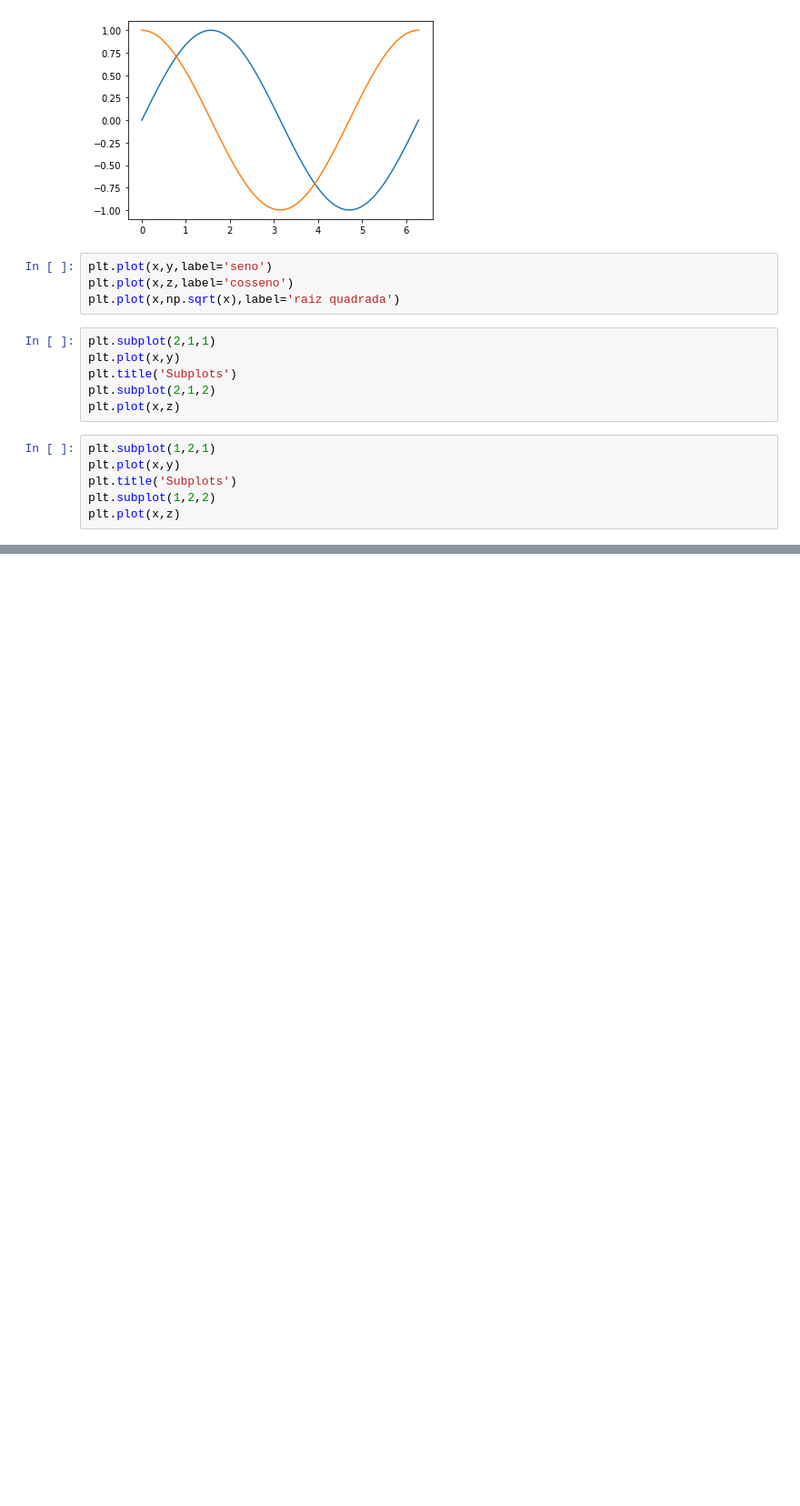
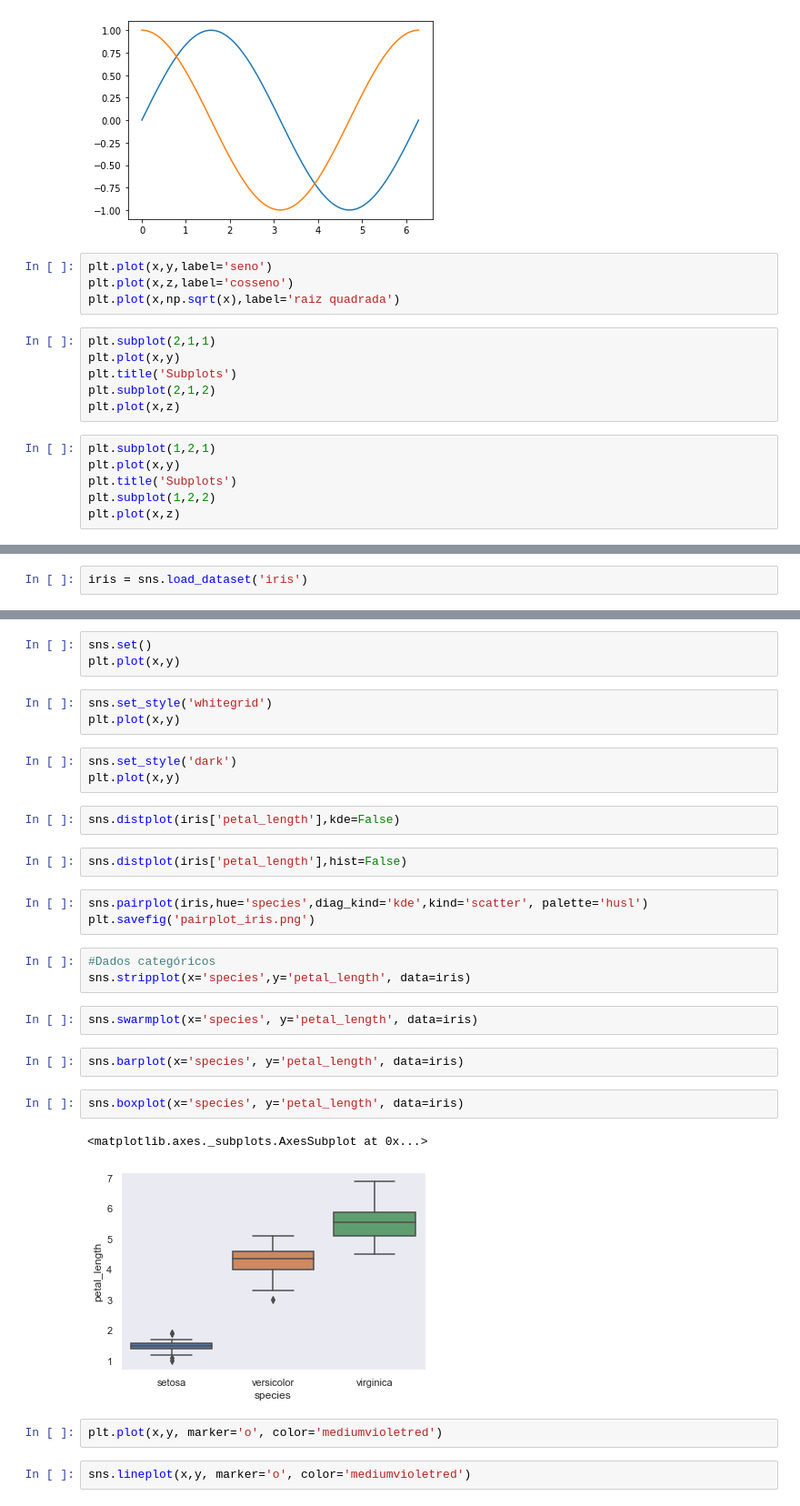
Before and after one commit to rafaelabud/PythonMachineLearning, a Jupyter notebook: Dia 6/Aula.ipynb, the cells around one changed output, grey strips where cells are left out. Shown at 91% size. Cells and saved outputs as stored; diff of their text form; blank space fills up the shorter version.

```diff
--- a/Dia 6/Aula.ipynb
+++ b/Dia 6/Aula.ipynb
@@ -60,0 +81,2 @@ import seaborn as sns
+# %%
+iris = sns.load_dataset('iris')
@@ -60,0 +94,32 @@ import seaborn as sns
+# %%
+sns.set()
+plt.plot(x,y)
+# %%
+sns.set_style('whitegrid')
+plt.plot(x,y)
+# %%
+sns.set_style('dark')
+plt.plot(x,y)
+# %%
+sns.distplot(iris['petal_length'],kde=False)
+# %%
+sns.distplot(iris['petal_length'],hist=False)
+# %%
+sns.pairplot(iris,hue='species',diag_kind='kde',kind='scatter', palette='husl')
+plt.savefig('pairplot_iris.png')
+# %%
+#Dados categóricos
+sns.stripplot(x='species',y='petal_length', data=iris)
+# %%
+sns.swarmplot(x='species', y='petal_length', data=iris)
+# %%
+sns.barplot(x='species', y='petal_length', data=iris)
+# %%
+sns.boxplot(x='species', y='petal_length', data=iris)
+# %% [output]
+<matplotlib.axes._subplots.AxesSubplot at 0x...>
+[figure, added]
+# %%
+plt.plot(x,y, marker='o', color='mediumvioletred')
+# %%
+sns.lineplot(x,y, marker='o', color='mediumvioletred')
```
Also changed, not shown: parts of 16 cells of this notebook, 1 other file.
